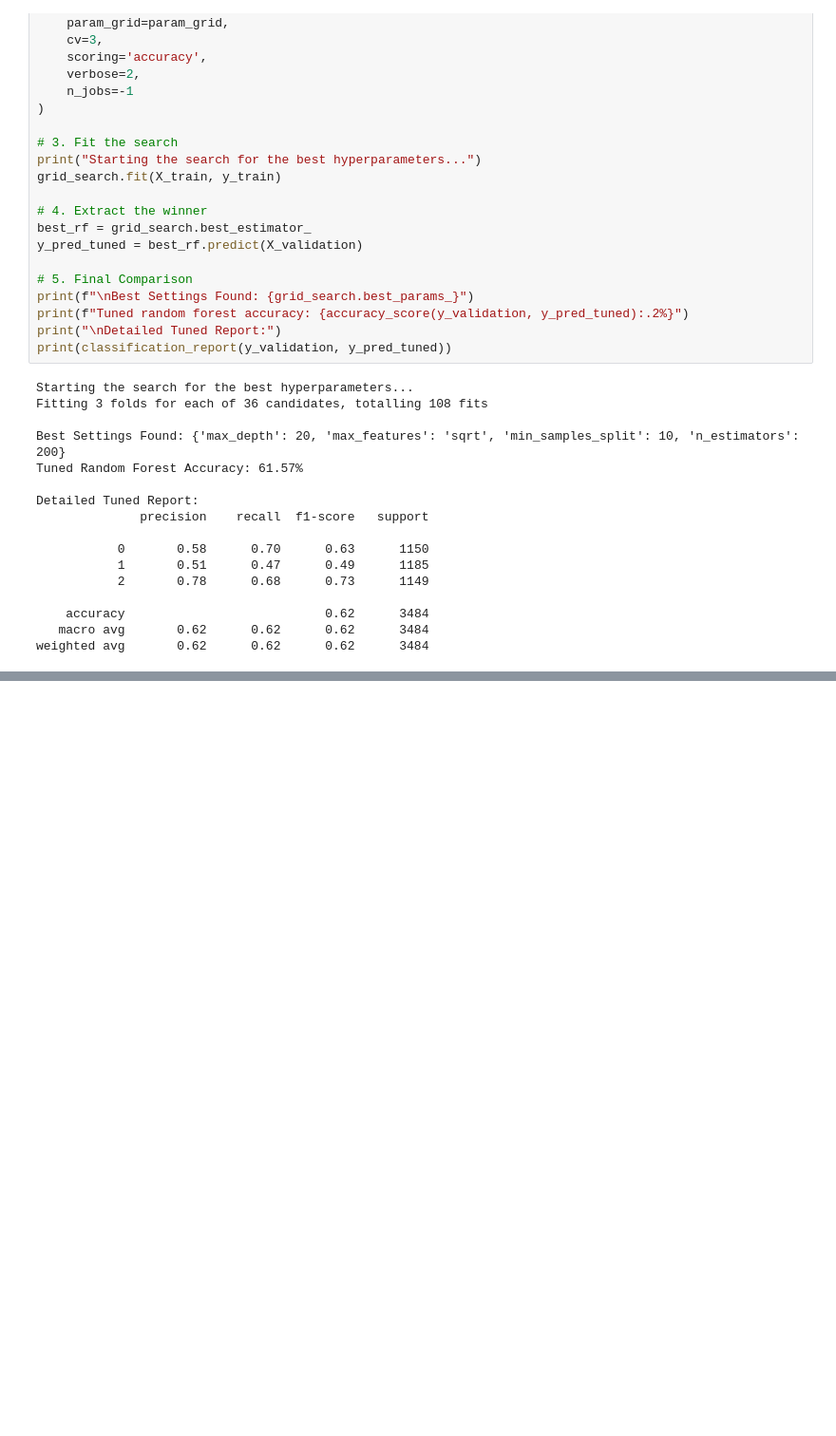
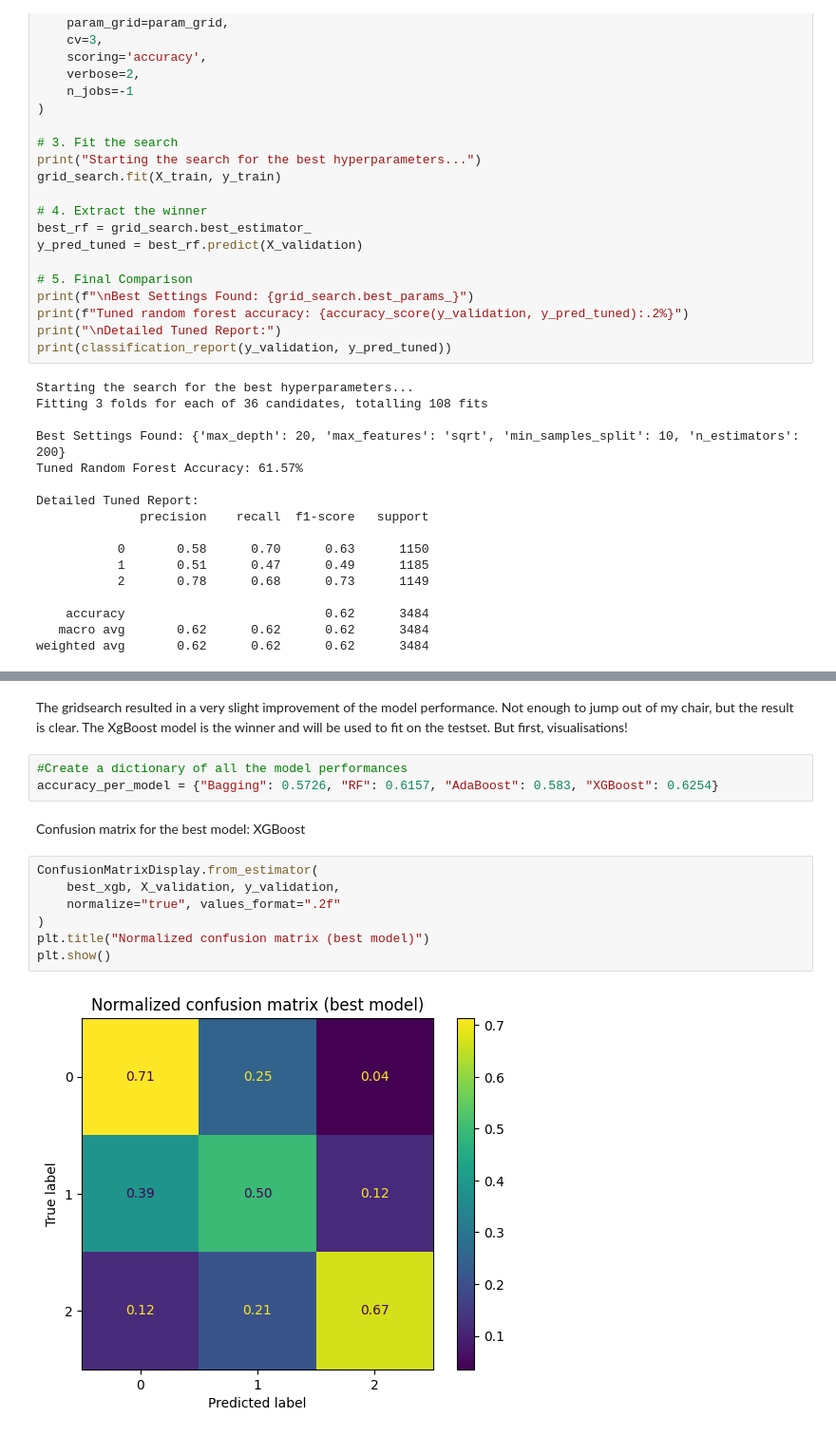
Before and after one commit to Simerblur/bjj, a Jupyter notebook: Tree_based_models_bart.ipynb, the cells around one changed output, grey strips where cells are left out. Shown at 95% size. Saved outputs shown, nothing was run; the diff lists cells and outputs as text; blank space fills up the shorter version.

```diff
--- a/Tree_based_models_bart.ipynb
+++ b/Tree_based_models_bart.ipynb
@@ -438,0 +508,16 @@ weighted avg       0.64      0.62      0.63      3484
+# %% [markdown]
+The gridsearch resulted in a very slight improvement of the model performance. Not enough to jump out of my chair, but the result is clear. The XgBoost model is the winner and will be used to fit on the testset. But first, visualisations!
+# %%
+#Create a dictionary of all the model performances
+accuracy_per_model = {"Bagging": 0.5726, "RF": 0.6157, "AdaBoost": 0.583, "XGBoost": 0.6254}
+# %% [markdown]
+Confusion matrix for the best model: XGBoost
+# %%
+ConfusionMatrixDisplay.from_estimator(
+    best_xgb, X_validation, y_validation,
+    normalize="true", values_format=".2f"
+)
+plt.title("Normalized confusion matrix (best model)")
+plt.show()
+# %% [output]
+[figure, added]
```
Also changed, not shown: parts of 14 cells of this notebook.
